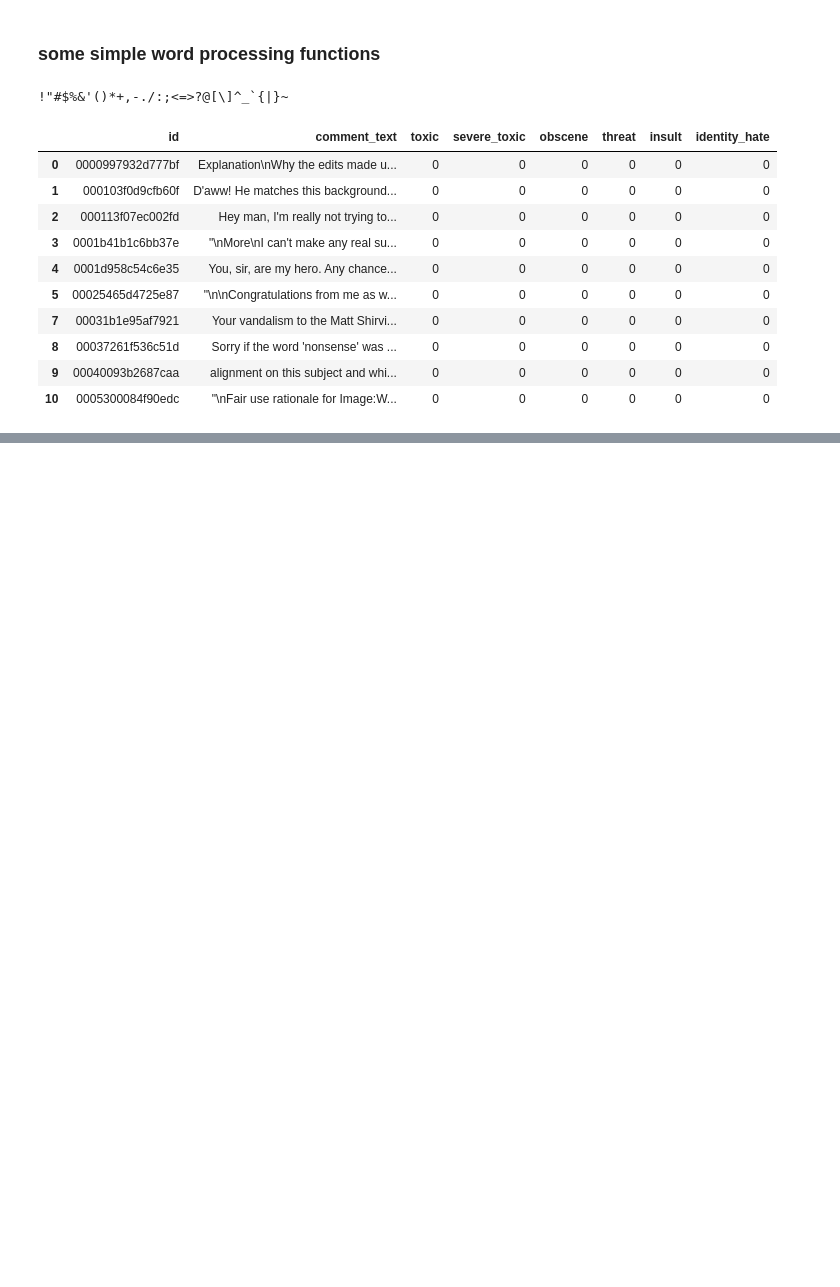
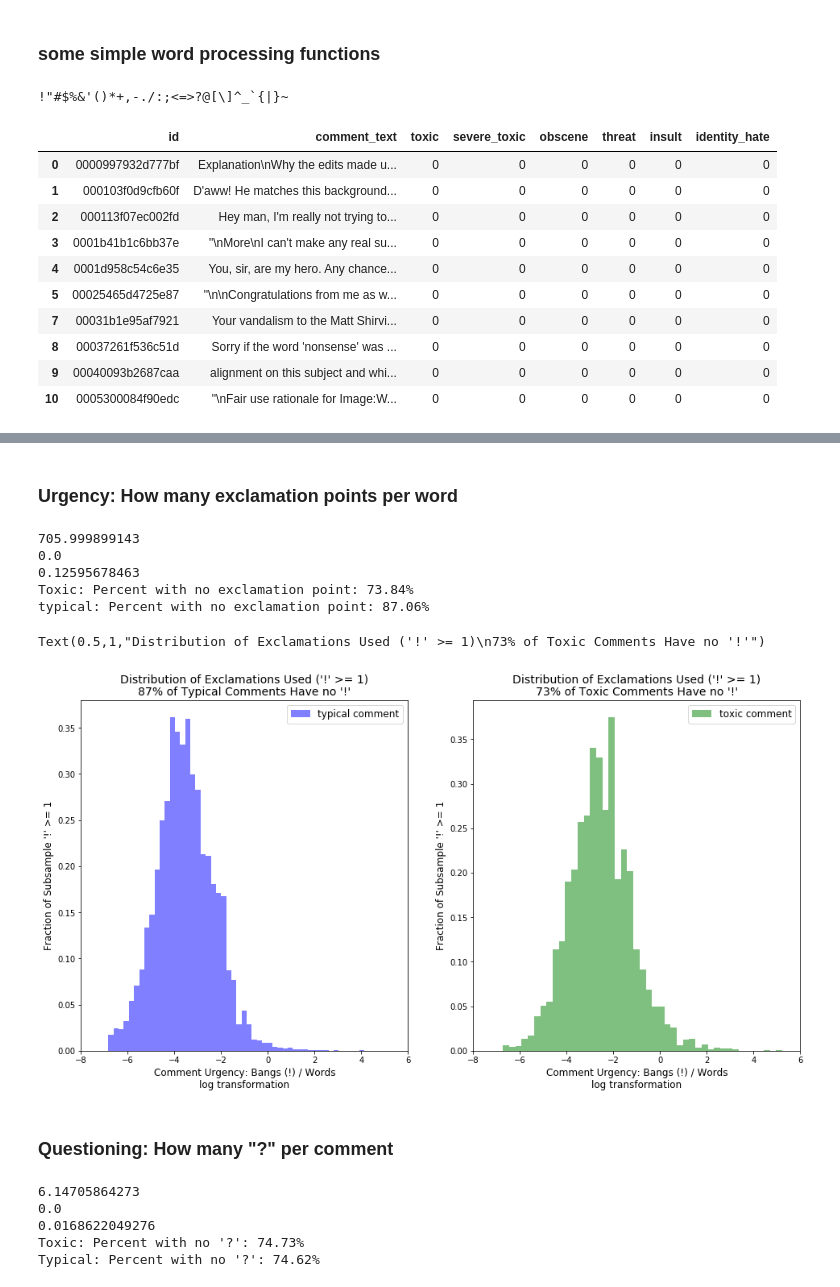
Before and after one commit to pixelatedbrian/polished-vernacular, a Jupyter notebook: notebooks/toxic_comment_eda_round_4.ipynb, the cells around one changed output, grey strips where cells are left out. Cells and saved outputs as stored; diff of their text form; code cells hidden in the pictures; blank space fills up the shorter version.

```diff
--- a/notebooks/toxic_comment_eda_round_4.ipynb
+++ b/notebooks/toxic_comment_eda_round_4.ipynb
@@ -205,0 +346,66 @@ _ = ax.hist(loudness, bins=100, normed=True)
+# %% [markdown]
+### Urgency: How many exclamation points per word
+# %%
+print(bad_stuff.loc[:, "urgency_r"].values.max())
+print(bad_stuff.loc[:, "urgency_r"].values.min())
+print(bad_stuff.loc[:, "urgency_r"].values.mean())
+
+print("Toxic: Percent with no exclamation point: {:2.2f}%".format(
+    len(bad_stuff[bad_stuff.loc[:, "urgency_r"] ==0]) /  len(bad_stuff) * 100))
+
+print("typical: Percent with no exclamation point: {:2.2f}%".format(
+    len(good_stuff[good_stuff.loc[:, "urgency_r"] ==0]) /  len(good_stuff) * 100))
+
+# Log transformation is needed, another log normal distribution
+# %% [output]
+705.999899143
+0.0
+0.12595678463
+Toxic: Percent with no exclamation point: 73.84%
+typical: Percent with no exclamation point: 87.06%
+# %%
+fig, axs = plt.subplots(1, 2, figsize=(16, 8))
+
+_good = good_stuff[good_stuff.loc[:, "urgency_r"] != 0]
+_bad = bad_stuff[bad_stuff.loc[:, "urgency_r"] != 0]
+
+_ = axs[0].hist(np.log(_good.loc[:, "urgency_r"]), bins=50, normed=True, color='blue', alpha=0.5, label="typical comment")
+_ = axs[1].hist(np.log(_bad.loc[:, "urgency_r"]), bins=50, normed=True, color='green', alpha=0.5, label="toxic comment")
+
+axs[0].legend(fontsize=12)
+axs[1].legend(fontsize=12)
+
+axs[0].set_xlabel("Comment Urgency: Bangs (!) / Words\nlog transformation", size=12)
+axs[1].set_xlabel("Comment Urgency: Bangs (!) / Words\nlog transformation", size=12)
+
+axs[0].set_ylabel("Fraction of Subsample '!' >= 1", size=12)
+axs[1].set_ylabel("Fraction of Subsample '!' >= 1", size=12)
+
+axs[0].set_xlim(-8, 6.0)
+axs[1].set_xlim(-8, 6.0)
+
+axs[0].set_title("Distribution of Exclamations Used ('!' >= 1)\n87% of Typical Comments Have no '!'", size=14)
+axs[1].set_title("Distribution of Exclamations Used ('!' >= 1)\n73% of Toxic Comments Have no '!'", size=14)
+# %% [output]
+Text(0.5,1,"Distribution of Exclamations Used ('!' >= 1)\n73% of Toxic Comments Have no '!'")
+[figure, added]
+# %% [markdown]
+### Questioning: How many "?" per comment
+# %%
+print(bad_stuff.loc[:, "questioning_r"].values.max())
+print(bad_stuff.loc[:, "questioning_r"].values.min())
+print(bad_stuff.loc[:, "questioning_r"].values.mean())
+
+print("Toxic: Percent with no '?': {:2.2f}%".format(
+    len(bad_stuff[bad_stuff.loc[:, "questioning_r"] ==0]) /  len(bad_stuff) * 100))
+
+print("Typical: Percent with no '?': {:2.2f}%".format(
+    len(good_stuff[good_stuff.loc[:, "questioning_r"] ==0]) /  len(good_stuff) * 100))
+
+# Log transformation is needed, another log normal distribution
+# %% [output]
+6.14705864273
+0.0
+0.0168622049276
+Toxic: Percent with no '?': 74.73%
+Typical: Percent with no '?': 74.62%
```
Also changed, not shown: parts of 23 cells of this notebook, 1 other file.
